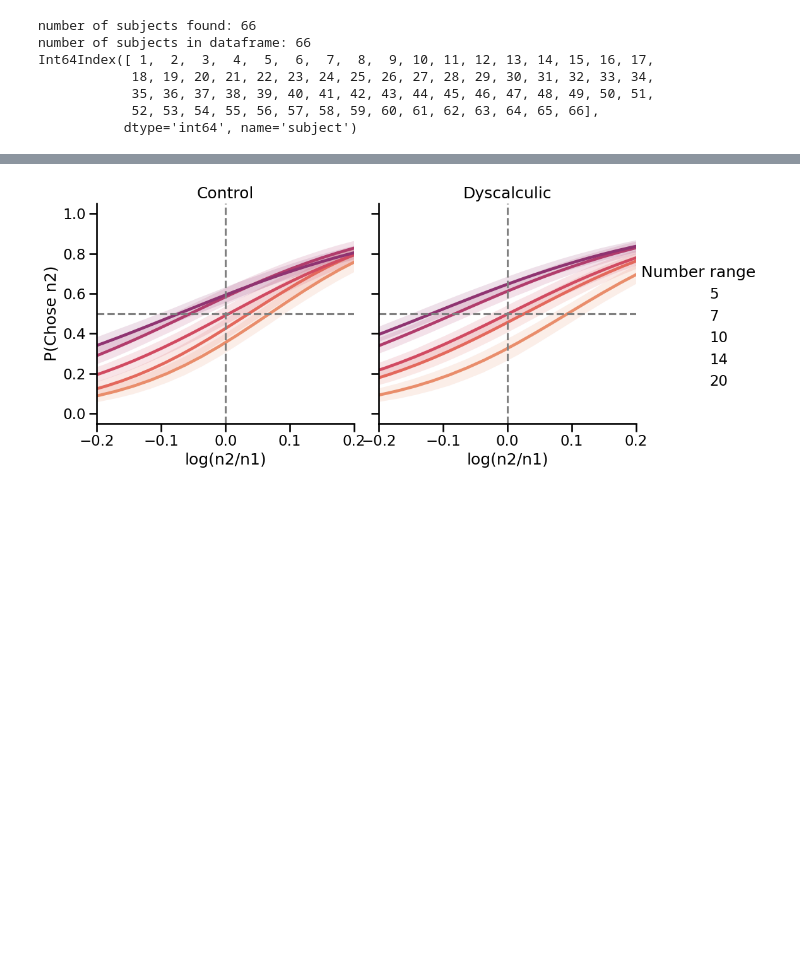
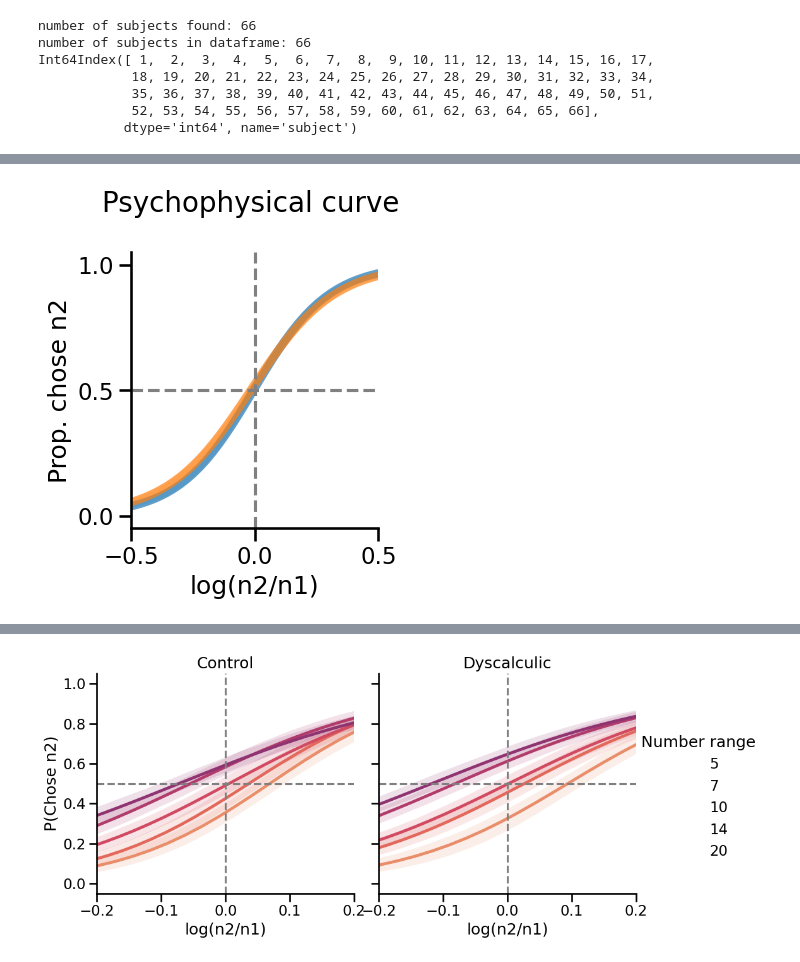
Before and after one commit to mrenke/numrisk, a Jupyter notebook: numrisk/visualize&plots/poster_SNE24_01.ipynb, the cells around one changed output, grey strips where cells are left out. Drawn from its saved outputs; the diff is of its cells as text; code cells hidden in the pictures; blank space fills up the shorter version.

```diff
--- a/numrisk/visualize&plots/poster_SNE24_01.ipynb
+++ b/numrisk/visualize&plots/poster_SNE24_01.ipynb
@@ -65,3 +84,22 @@ Set the environment variable OUTDATED_IGNORE=1 to disable these warnings.
+# %%
+y_var = 'chose_n2'
+x_var = 'log(n2/n1)'
+hue = 'group'
+
+fig = sns.lmplot(df.reset_index(), x=x_var, y=y_var, hue=hue,
+                 height=4, aspect=1 ,
+                 line_kws={'linewidth': 6,'alpha': 0.7} ,
+                 logistic=True, scatter_kws={'s': 0},ci=95, legend=False) #  col='age',
+fig.axes[0,0].set_ylabel('Prop. chose n2')
+fig.axes[0,0].axvline(x=0,color='grey', ls='--')
+fig.axes[0,0].axhline(y=0.5,color='grey', ls='--')
+fig.axes[0,0].set_xlim(-.5,.5)
+fig.axes[0, 0].set_yticks([0,0.5, 1])
+fig.axes[0, 0].set_title('Psychophysical curve \n  ', fontsize=20)
+
+plt.savefig(op.join(plot_folder, 'mag_raw-chose-n2_log-ratio.pdf'), bbox_inches='tight')
+# %% [output]
+[figure, added]
 # %%
 y_var = 'chose_n2'
 x_var = 'Number range'
```
Also changed, not shown: parts of 4 cells of this notebook, 4 other files.
